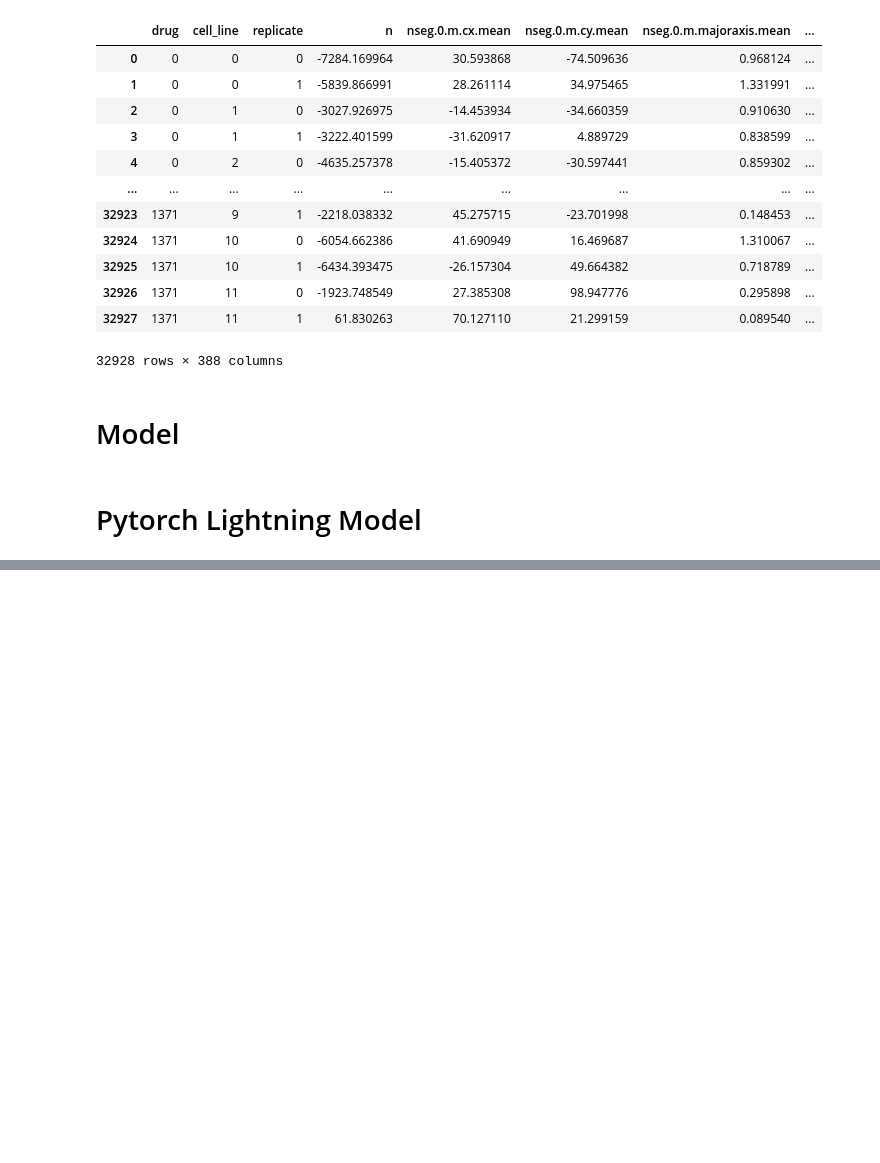
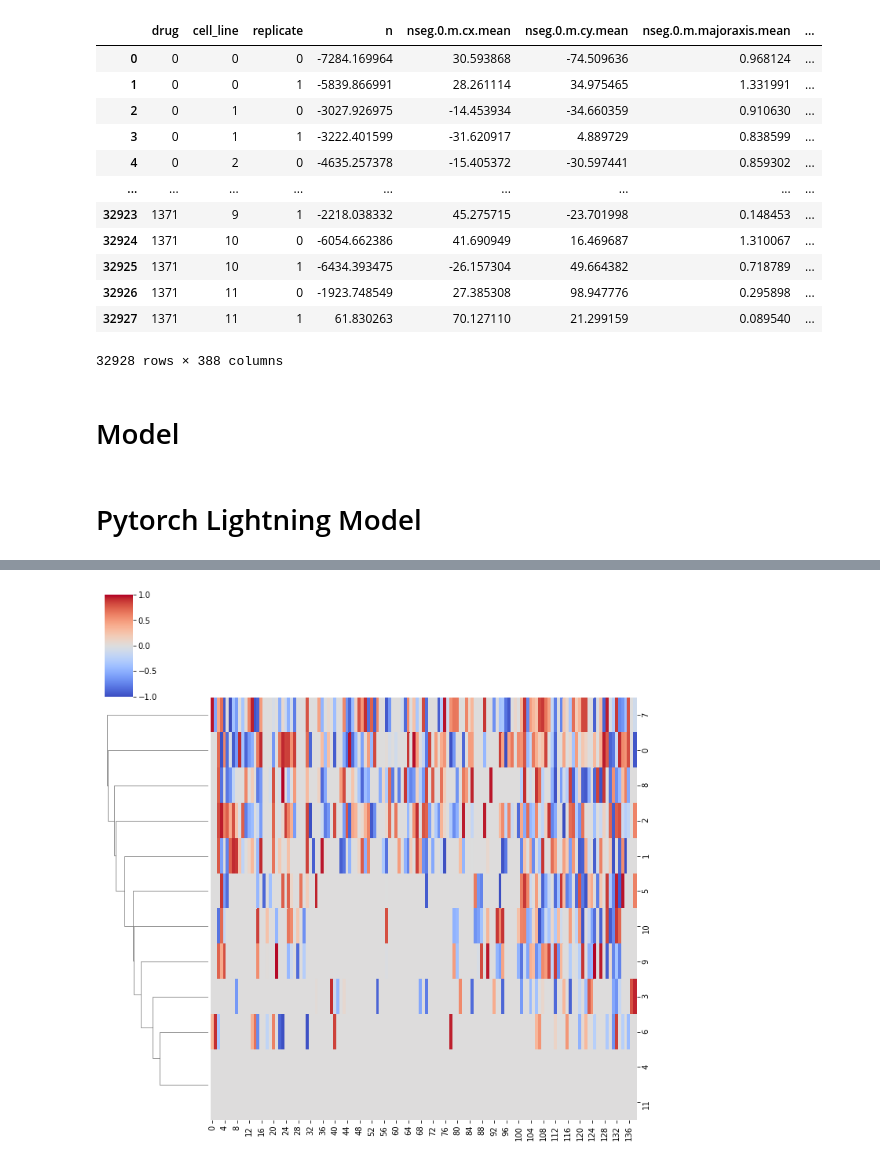
Before and after one commit to gvisona/interpreting-representations, a Jupyter notebook: idr0017/exp MF PL.ipynb, the cells around one changed output, grey strips where cells are left out. Cells and saved outputs as stored; diff of their text form; code cells hidden in the pictures; blank space fills up the shorter version.

```diff
--- a/idr0017/exp MF PL.ipynb
+++ b/idr0017/exp MF PL.ipynb
@@ -839,0 +870,9 @@ Iteration 118, Error: 0.6602595684486693
+# %%
+pretrain_cl_emb = mf_model.get_matrix("cl_embedding").cpu().numpy().astype(float).copy()
+#fig, ax = plt.subplots(figsize=(10,10))
+#sns.heatmap(cl_emb, ax=ax)
+gs = sns.clustermap(pretrain_cl_emb, col_cluster=False, method='centroid', cmap="coolwarm", vmin=-1, vmax=1 )
+#gs.ax_heatmap.set_yticklabels(dm.cell_line_df["mutation"])
+plt.show()
+# %% [output]
+[figure, added]
```
Also changed, not shown: parts of 24 cells of this notebook, 12 other files.
